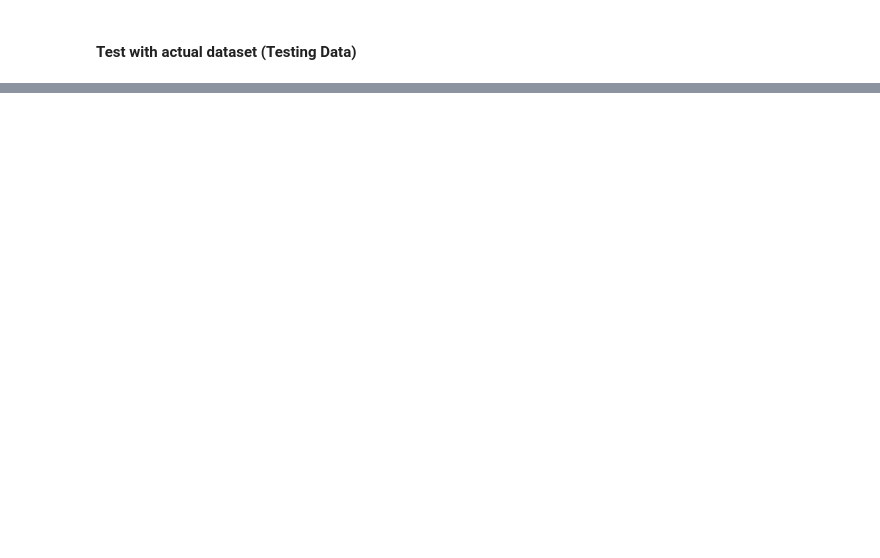
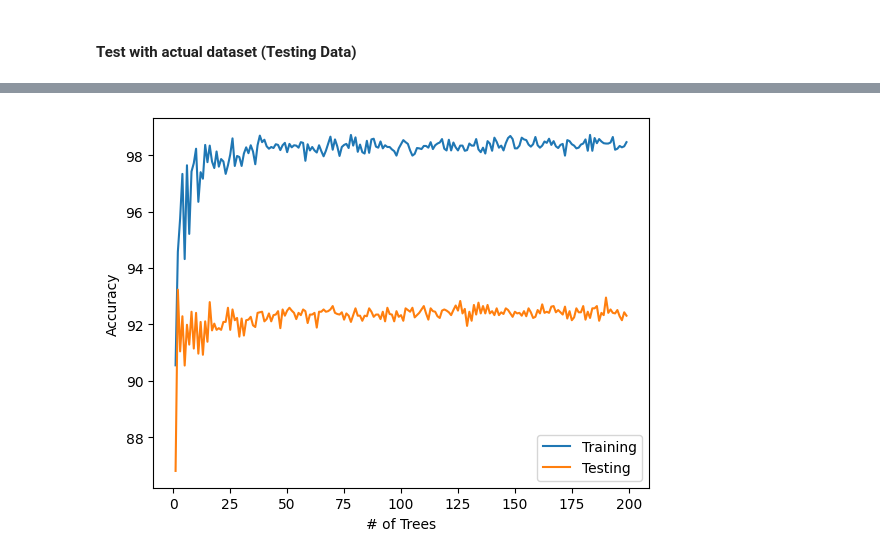
Before and after one commit to JananiSudeeptha/Stroke-Prediction, a Jupyter notebook: Random_Forest.ipynb, the cells around one changed output, grey strips where cells are left out. Saved outputs shown, nothing was run; the diff lists cells and outputs as text; code cells hidden in the pictures; blank space fills up the shorter version.

```diff
--- a/Random_Forest.ipynb
+++ b/Random_Forest.ipynb
@@ -169,0 +187,18 @@ weighted avg       0.92      0.91      0.92      4981
+# %%
+estimators = [i for i in range(1,200)]
+accuracy_estimators_actual = []
+
+for tree_num in estimators:
+    RandomForest = RandomForestClassifier(n_estimators = tree_num, max_depth=50, n_jobs=-1)
+    RandomForest.fit(X_train, y_train)
+    Predicted_values = RandomForest.predict(X=Actual_X)
+    accuracy_estimators_actual.append(accuracy_score(Actual_Y, Predicted_values)*100)
+# %%
+plt.plot(estimators,accuracy_estimators)
+plt.plot(estimators,accuracy_estimators_actual)
+plt.legend(['Training', 'Testing'])
+plt.xlabel("# of Trees")
+plt.ylabel("Accuracy")
+plt.show()
+# %% [output]
+[figure, added]
```
Also changed, not shown: parts of 10 cells of this notebook.
